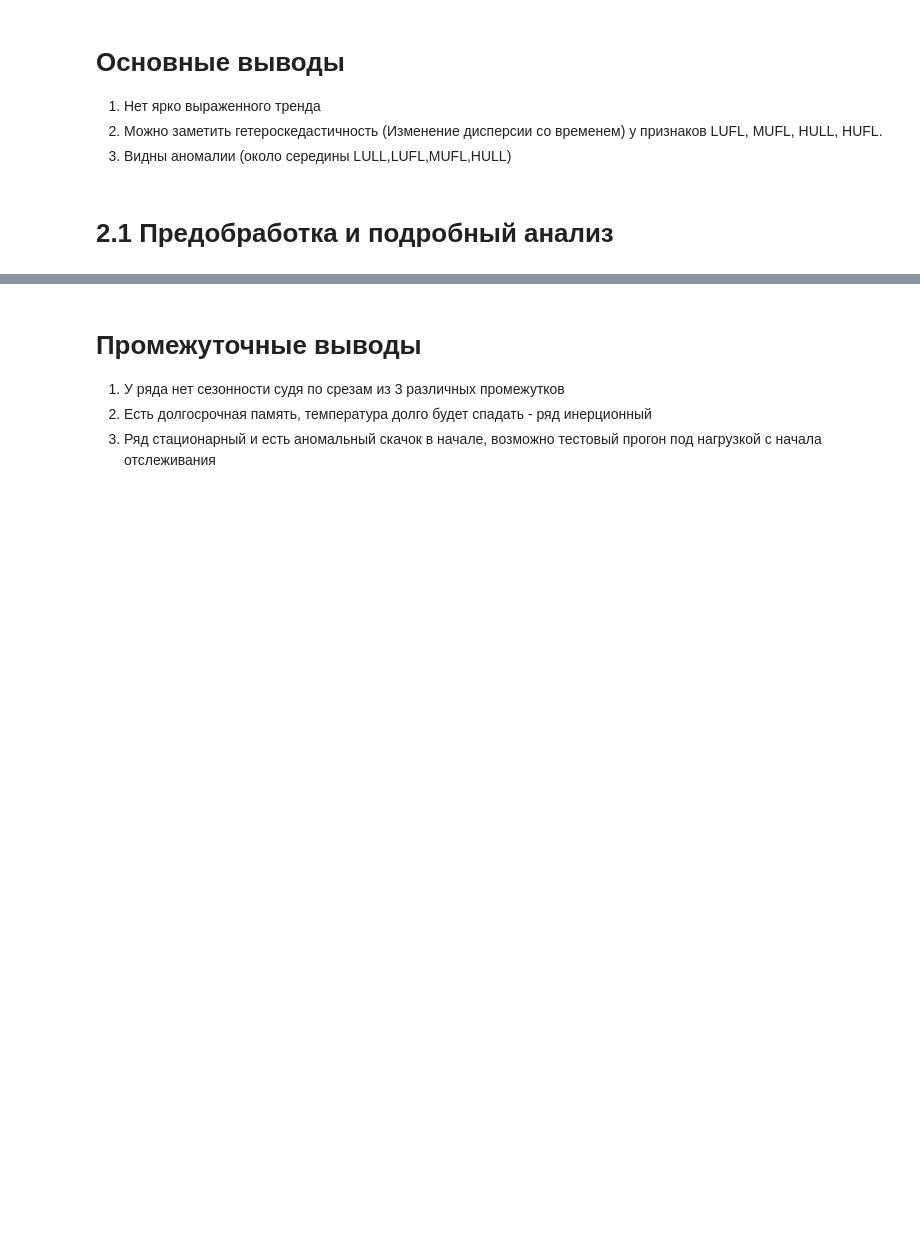
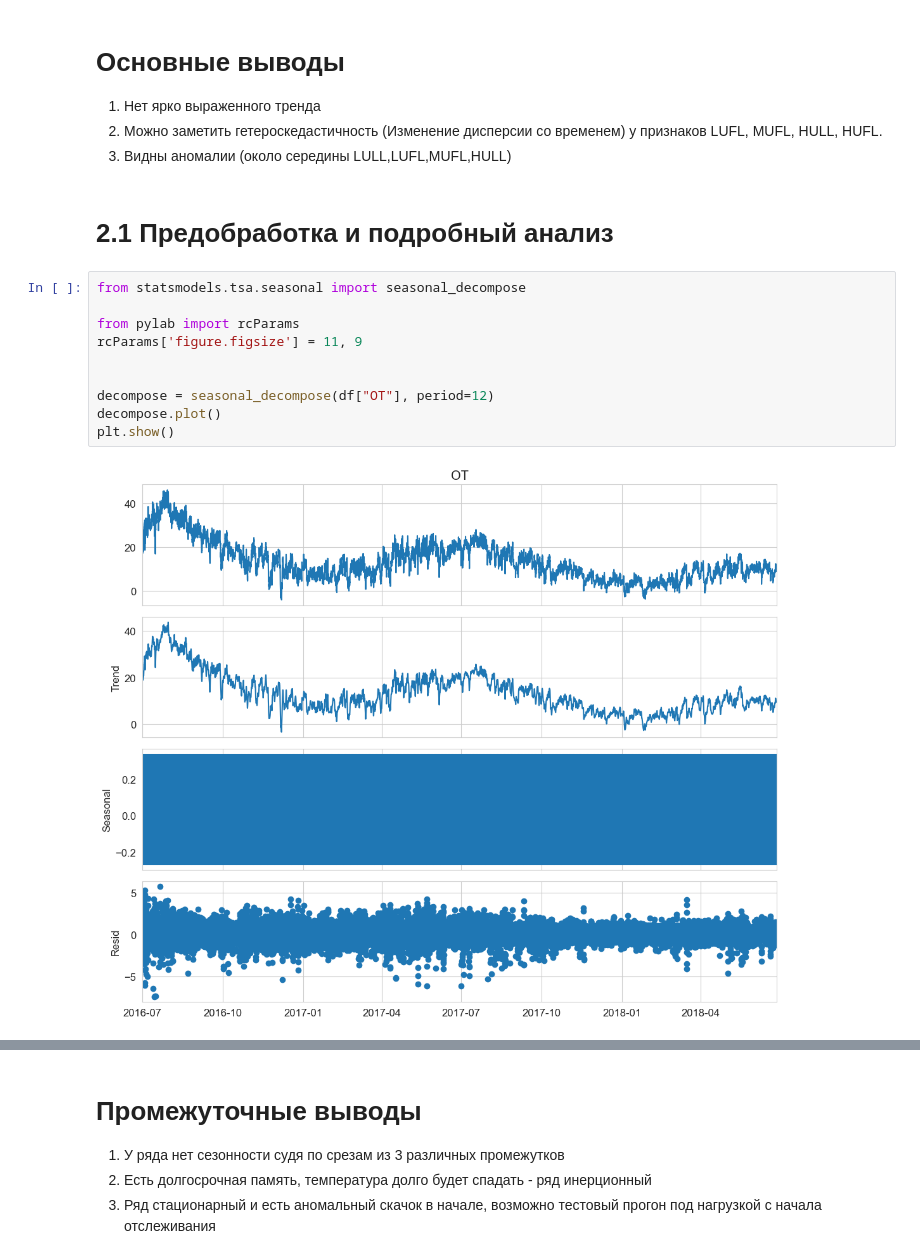
Before and after one commit to NiKEiTz/time_series, a Jupyter notebook: ikm.ipynb, the cells around one changed output, grey strips where cells are left out. Saved outputs shown, nothing was run; the diff lists cells and outputs as text; blank space fills up the shorter version.

```diff
--- a/ikm.ipynb
+++ b/ikm.ipynb
@@ -73,6 +94,18 @@ max        3.046000     46.007000
 3. Видны аномалии (около середины LULL,LUFL,MUFL,HULL)
 # %% [markdown]
 # 2.1 Предобработка и подробный анализ
+# %%
+from statsmodels.tsa.seasonal import seasonal_decompose
+
+from pylab import rcParams
+rcParams['figure.figsize'] = 11, 9
+
+
+decompose = seasonal_decompose(df["OT"], period=12)
+decompose.plot()
+plt.show()
+# %% [output]
+[figure, added]
 # %%
 import pandas as pd
 import numpy as np
```
Also changed, not shown: parts of 10 cells of this notebook.
